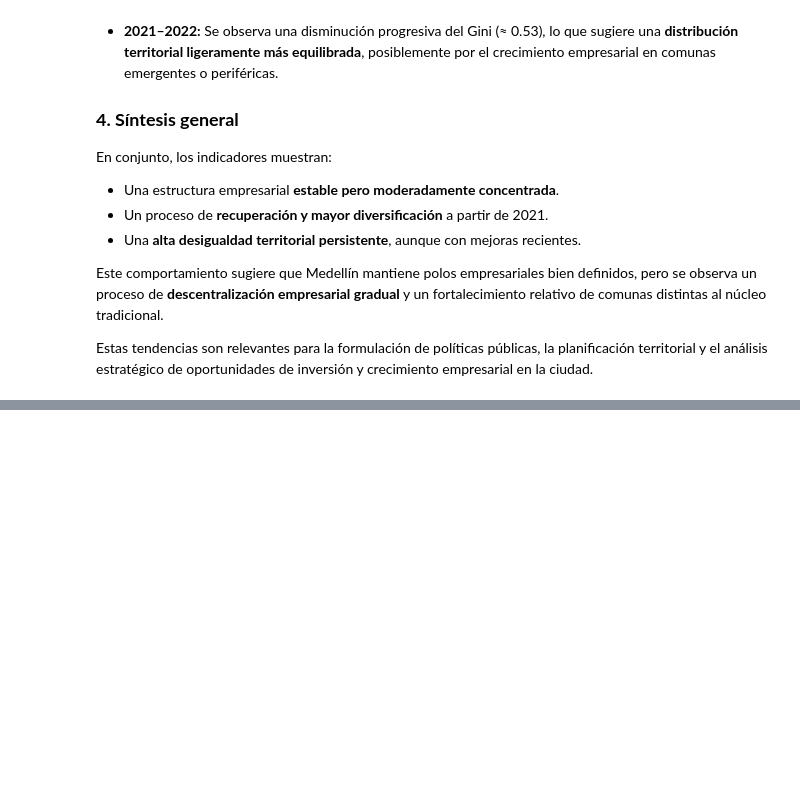
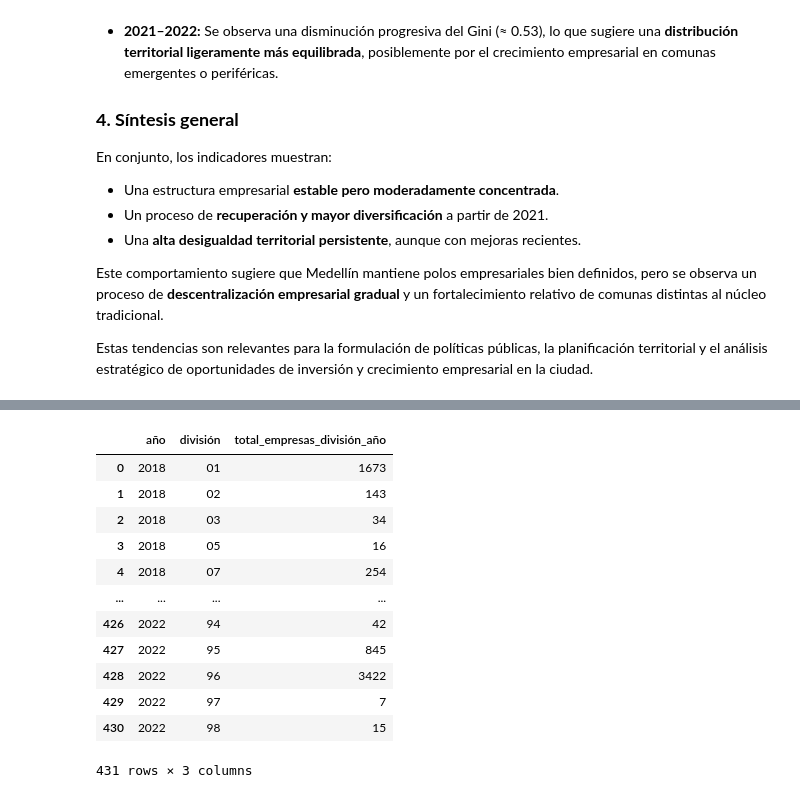
Before and after one commit to smaje99/diploma-in-data-analytics-in-business-management-unir, a Jupyter notebook: medellin-business-landscape/medellin-business-landscape.ipynb, the cells around one changed output, grey strips where cells are left out. Saved outputs shown, nothing was run; the diff lists cells and outputs as text; code cells hidden in the pictures; blank space fills up the shorter version.

```diff
--- a/medellin-business-landscape/medellin-business-landscape.ipynb
+++ b/medellin-business-landscape/medellin-business-landscape.ipynb
@@ -909,0 +986,23 @@ Estas tendencias son relevantes para la formulación de políticas públicas, la
+# %%
+# Totales por sector-año (división)
+total_división = (
+    df_join.groupby(["año", "división"])["empresas"]
+    .sum()
+    .reset_index()
+    .rename(columns={"empresas": "total_empresas_división_año"})
+)
+total_división
+# %% [output]
+|  | año | división | total_empresas_división_año |
+| 0 | 2018 | 01 | 1673 |
+| 1 | 2018 | 02 | 143 |
+| 2 | 2018 | 03 | 34 |
+| 3 | 2018 | 05 | 16 |
+| 4 | 2018 | 07 | 254 |
+| ... | ... | ... | ... |
+| 426 | 2022 | 94 | 42 |
+| 427 | 2022 | 95 | 845 |
+| 428 | 2022 | 96 | 3422 |
+| 429 | 2022 | 97 | 7 |
+| 430 | 2022 | 98 | 15 |
+431 rows × 3 columns
```
Also changed, not shown: parts of 9 cells of this notebook, 2 other files.
